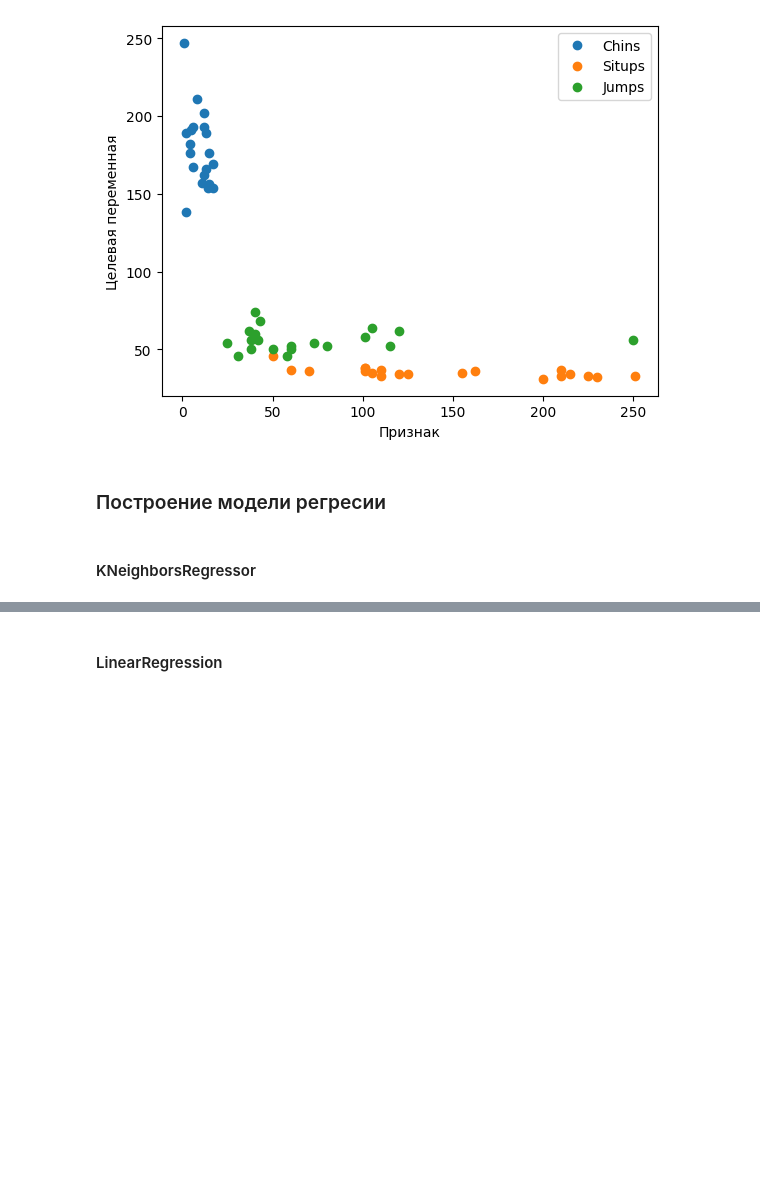
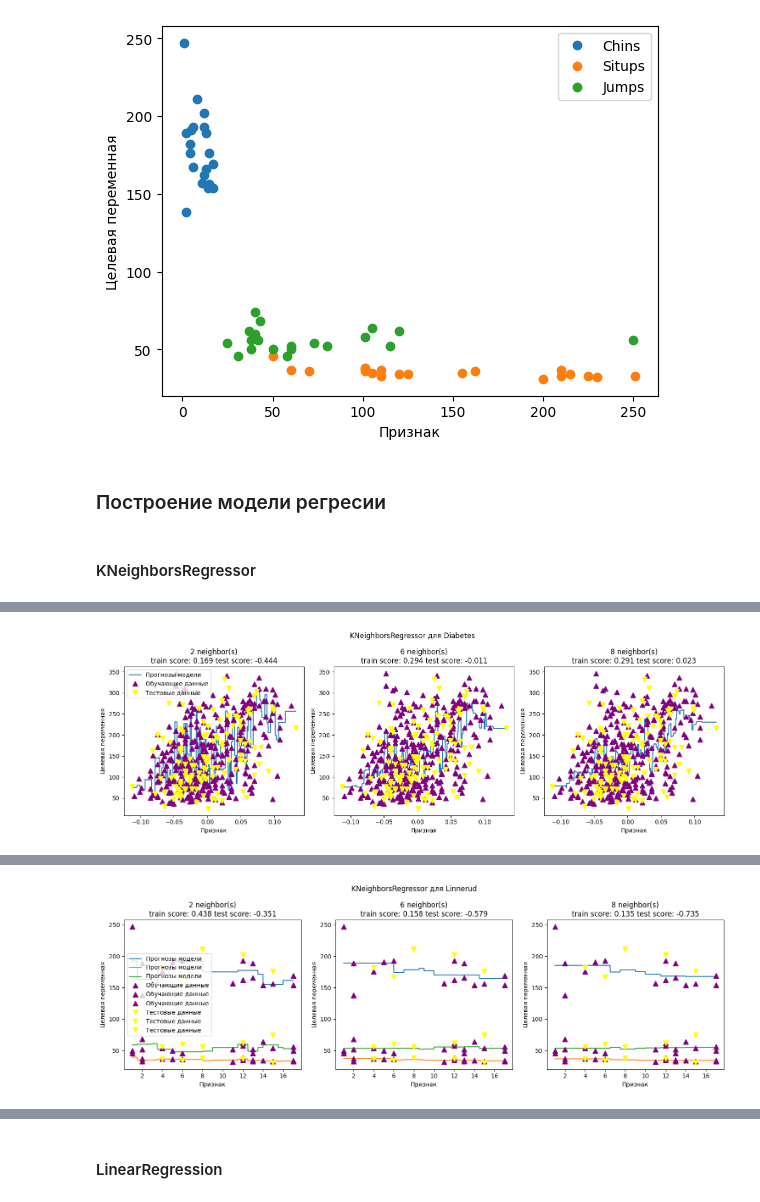
Before and after one commit to perchik817/big_data, a Jupyter notebook: laba5_tahirova_ain_1_22.ipynb, the cells around one changed output, grey strips where cells are left out. Saved outputs shown, nothing was run; the diff lists cells and outputs as text; code cells hidden in the pictures; blank space fills up the shorter version.

```diff
--- a/laba5_tahirova_ain_1_22.ipynb
+++ b/laba5_tahirova_ain_1_22.ipynb
@@ -30,15 +39,15 @@ from sklearn.datasets import load_diabetes, load_linnerud
 diabetes_data = load_diabetes(as_frame=True)
 diabetes = load_diabetes()
 
-X = diabetes_data.data #признаки
-y = diabetes_data.target #цел. переменная
+X_d = diabetes_data.data #признаки
+y_d = diabetes_data.target #цел. переменная
 
 print("Признаки (X):")
-print(X.head())
+print(X_d.head())
 print("==="*20)
 
 print("\nЦелевая переменная (y):")
-print(y.head())
+print(y_d.head())
 # %% [output]
 Признаки (X):
         age       sex       bmi        bp        s1        s2        s3  \
@@ -111,14 +120,14 @@ plt.show()
 linnerud_data = load_linnerud(as_frame=True)
 linnerud = load_linnerud()
 
-X = linnerud_data.data #признаки
-y = linnerud_data.target #цел. переменная
+X_l = linnerud_data.data #признаки
+y_l = linnerud_data.target #цел. переменная
 
 print("Признаки (X):")
-print(X.head())
+print(X_l.head())
 
 print("\nЦелевая переменная (y):")
-print(y.head())
+print(y_l.head())
 # %% [output]
 Признаки (X):
    Chins  Situps  Jumps
@@ -184,0 +199,59 @@ plt.show()
+# %%
+import matplotlib.pyplot as plt
+from sklearn.neighbors import KNeighborsRegressor
+from sklearn.model_selection import train_test_split
+import numpy as np
+from sklearn.datasets import load_diabetes, load_linnerud
+
+def plot_knn_regressor(X, y, dataset_name):
+    """
+    Функция для построения графиков прогнозов KNeighborsRegressor для разных значений n_neighbors.
+
+    Parameters:
+    X (array-like): Признаки
+    y (array-like): Целевая переменная
+    dataset_name (str): Название датасета
+    """
+    X_train, X_test, y_train, y_test = train_test_split(X, y, random_state=81)
+
+    fig, axes = plt.subplots(1, 3, figsize=(15, 5))
+
+    # создаем 1000 точек данных, равномерно распределенных между минимальным и максимальным значением признаков
+    line = np.linspace(X.min(), X.max(), 1000).reshape(-1, 1)
+
+    #значения n_neighbors: 2, 6, и 8
+    for n_neighbors, ax in zip([2, 6, 8], axes):
+        reg = KNeighborsRegressor(n_neighbors=n_neighbors)
+        reg.fit(X_train, y_train)
+
+        ax.plot(line, reg.predict(line), label="Прогнозы модели")
+
+        ax.plot(X_train, y_train, '^', c="purple", markersize=8, label="Обучающие данные")
+
+        ax.plot(X_test, y_test, 'v', c="yellow", markersize=8, label="Тестовые данные")
+
+        ax.set_title(
+            "{} neighbor(s)\ntrain score: {:.3f} test score: {:.3f}".format(
+                n_neighbors, reg.score(X_train, y_train), reg.score(X_test, y_test)
+            )
+        )
+        ax.set_xlabel("Признак")
+        ax.set_ylabel("Целевая переменная")
+
+    axes[0].legend(loc="best")
+    plt.suptitle(f"KNeighborsRegressor для {dataset_name}")
+    plt.tight_layout()
+    plt.show()
+    print(f"Прогнозы для тестового набора: \n{reg.predict(X_test)}")
+    print(f"\nПравильность на тестовом наборе: {reg.score(X_test, y_test):.3f}")
+    print(f"\nПравильность на обучающем наборе: {reg.score(X_train, y_train):.3f}")
+
+diabetes = load_diabetes()
+X_diabetes, y_diabetes = diabetes.data[:, 3:4], diabetes.target
+plot_knn_regressor(X_diabetes, y_diabetes, "Diabetes")
+
+linnerud = load_linnerud()
+X_linnerud, y_linnerud = linnerud.data[:, 0:1], linnerud.target
+plot_knn_regressor(X_linnerud, y_linnerud, "Linnerud")
+# %% [output]
+[figure, added]
@@ -184,0 +276 @@ plt.show()
+[figure, added]
```
Also changed, not shown: parts of 12 cells of this notebook.
